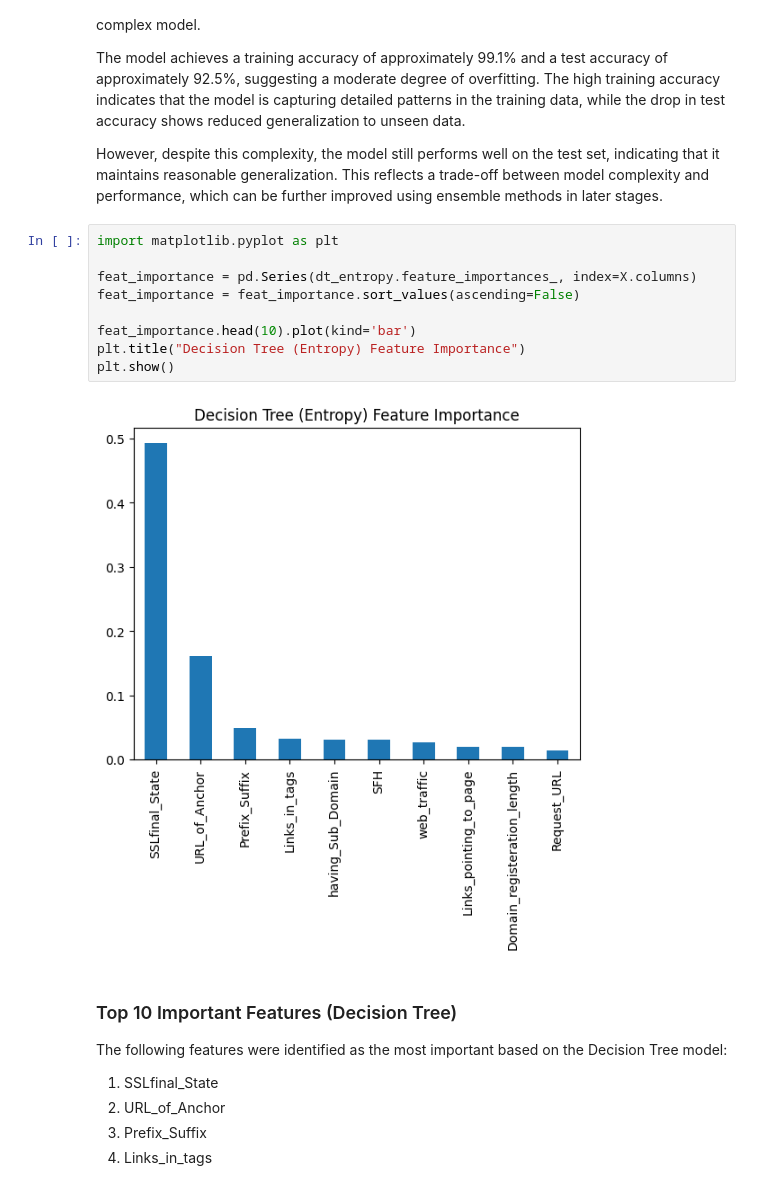
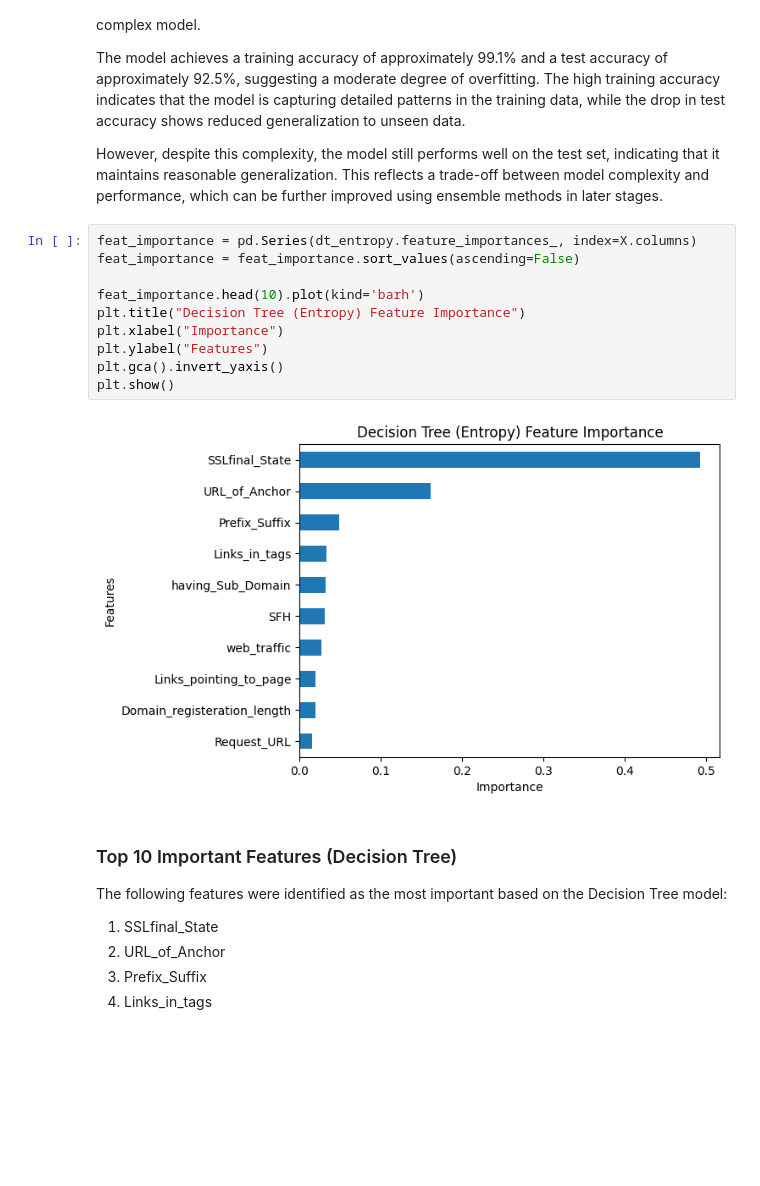
Before and after one commit to khushinanda29/phishing-website-detection, a Jupyter notebook: notebooks/models/decision_tree.ipynb, the cells around one changed output. Drawn from its saved outputs; the diff is of its cells as text; blank space fills up the shorter version.

```diff
--- a/notebooks/models/decision_tree.ipynb
+++ b/notebooks/models/decision_tree.ipynb
@@ -196,16 +196,17 @@ The model achieves a training accuracy of approximately 99.1% and a test accurac
 
 However, despite this complexity, the model still performs well on the test set, indicating that it maintains reasonable generalization. This reflects a trade-off between model complexity and performance, which can be further improved using ensemble methods in later stages.
 # %%
-import matplotlib.pyplot as plt
-
 feat_importance = pd.Series(dt_entropy.feature_importances_, index=X.columns)
 feat_importance = feat_importance.sort_values(ascending=False)
 
-feat_importance.head(10).plot(kind='bar')
+feat_importance.head(10).plot(kind='barh')
 plt.title("Decision Tree (Entropy) Feature Importance")
+plt.xlabel("Importance")
+plt.ylabel("Features")
+plt.gca().invert_yaxis()
 plt.show()
 # %% [output]
-[figure, old version]
+[figure, new version]
 # %% [markdown]
 ### Top 10 Important Features (Decision Tree)
 
```
Also changed, not shown: 3 other files.
